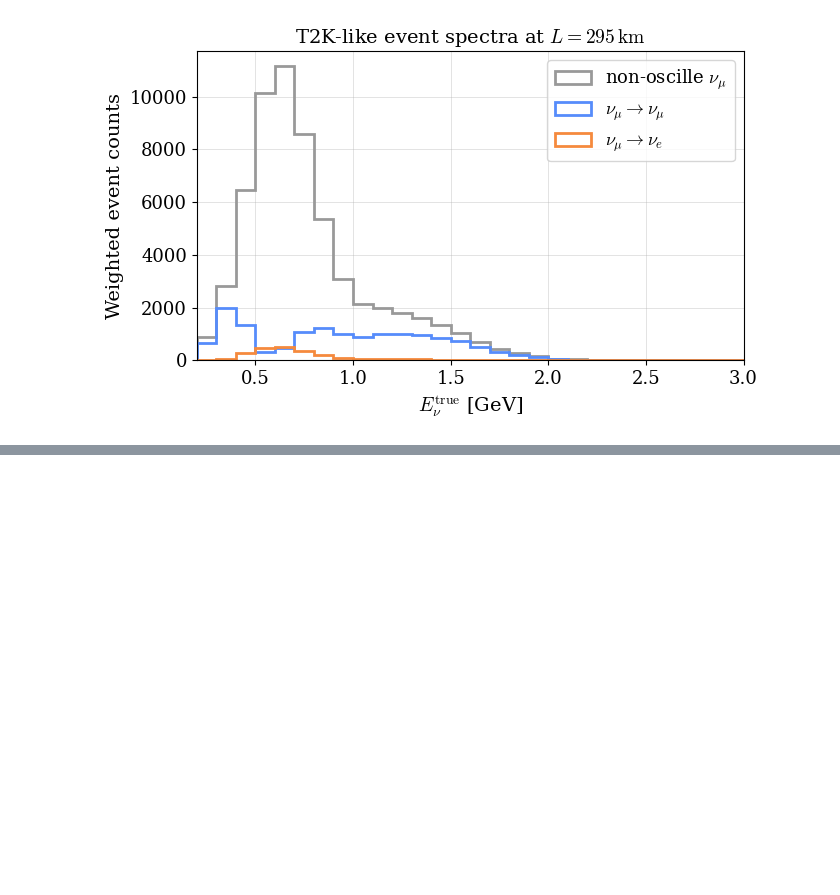
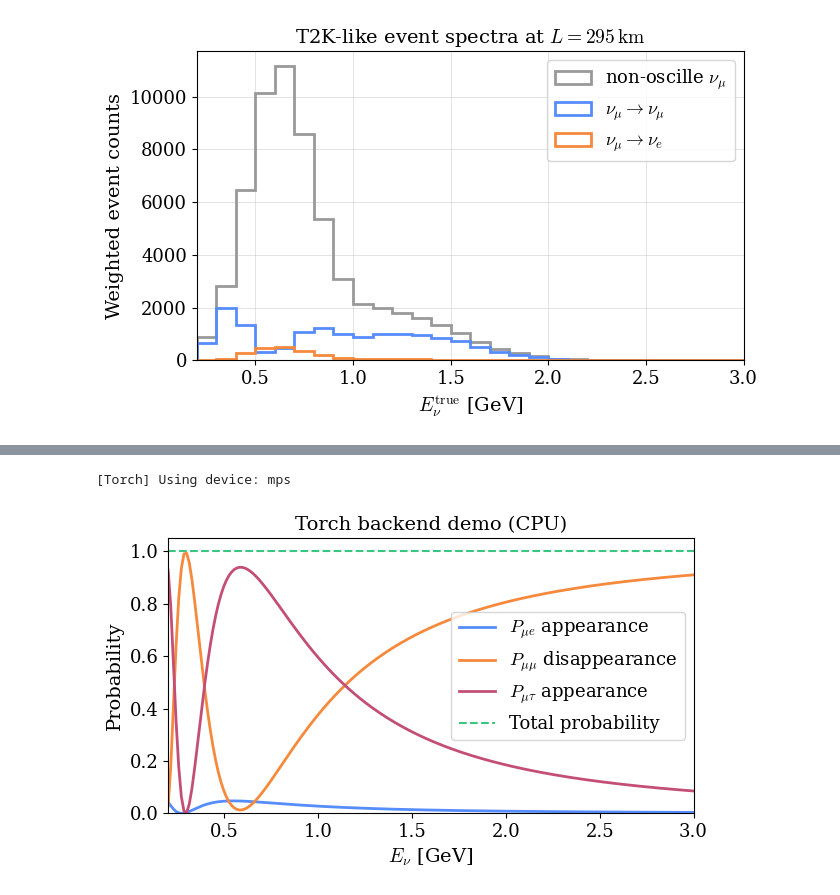
Before and after one commit to nadrino/nu-waves, a Jupyter notebook: notebooks/01_vacuum_pmns_examples.ipynb, the cells around one changed output, grey strips where cells are left out. Cells and saved outputs as stored; diff of their text form; code cells hidden in the pictures; blank space fills up the shorter version.

```diff
--- a/notebooks/01_vacuum_pmns_examples.ipynb
+++ b/notebooks/01_vacuum_pmns_examples.ipynb
@@ -225,0 +261,56 @@ plt.show()
+# %%
+try:
+    import torch
+except ImportError:
+    torch = None
+
+if torch is None:
+    print("Torch is not available. Skipping Torch backend demo.")
+else:
+    Backend.set_api(torch, device="cpu")
+    osc_torch = build_vacuum_oscillator()
+
+    E_hi = np.array([1e6])
+    P_torch_hi = osc_torch.probability(
+        L_km=295,
+        E_GeV=E_hi,
+        flavor_emit=None,
+        flavor_det=None,
+    )
+    np.testing.assert_allclose(P_hi, P_torch_hi, rtol=1e-4, atol=1e-5)
+
+    E_backend = np.linspace(0.2, 2.0, 200)
+    P_torch_full = osc_torch.probability(
+        L_km=295,
+        E_GeV=E_backend,
+        flavor_emit=None,
+        flavor_det=None,
+    )
+    np.testing.assert_allclose(P_torch_full.sum(axis=-2), 1.0, atol=2e-6)
+
+    E_plot = np.linspace(0.2, 3.0, 200)
+    P_torch_plot = osc_torch.probability(
+        L_km=295,
+        E_GeV=E_plot,
+        flavor_emit=flavors.muon,
+        flavor_det=[flavors.electron, flavors.muon, flavors.tau],
+    )
+
+    plt.figure(figsize=(6.5, 4.0))
+    plt.plot(E_plot, P_torch_plot[:, flavors.electron], label=r"$P_{\mu e}$ appearance", lw=2)
+    plt.plot(E_plot, P_torch_plot[:, flavors.muon], label=r"$P_{\mu\mu}$ disappearance", lw=2)
+    plt.plot(E_plot, P_torch_plot[:, flavors.tau], label=r"$P_{\mu\tau}$ appearance", lw=2)
+    plt.plot(E_plot, P_torch_plot.sum(axis=1), "--", label="Total probability", lw=1.5)
+    plt.xlabel(r"$E_\nu$ [GeV]")
+    plt.ylabel("Probability")
+    plt.title("Torch backend demo (CPU)")
+    plt.xlim(E_plot.min(), E_plot.max())
+    plt.ylim(0, 1.05)
+    plt.legend()
+    plt.tight_layout()
+    plt.show()
+
+    Backend.set_api(np)
+# %% [output]
+[Torch] Using device: mps
+[figure, added]
```
Also changed, not shown: parts of 5 cells of this notebook.
